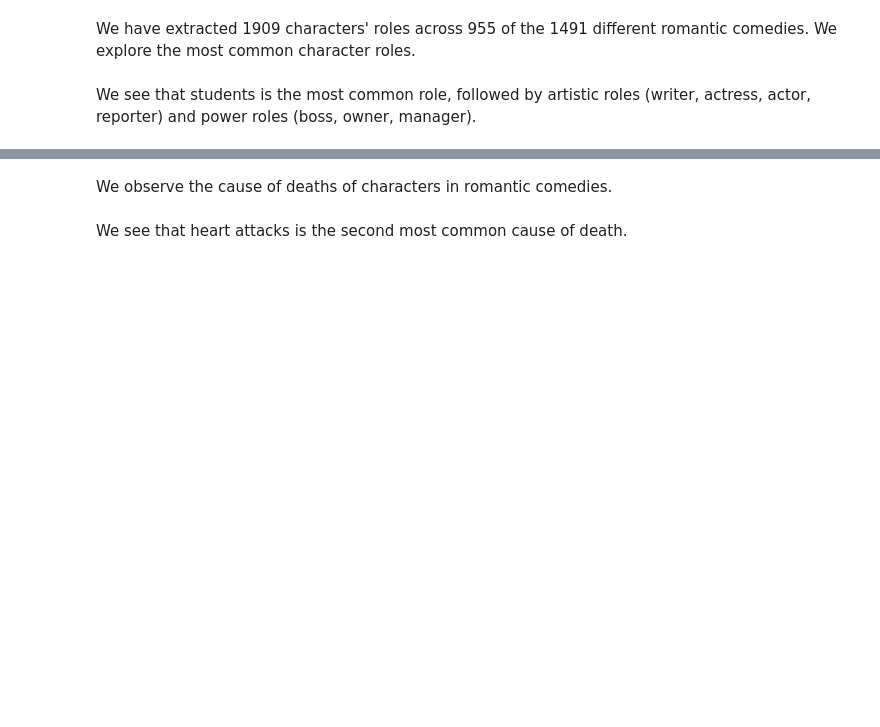
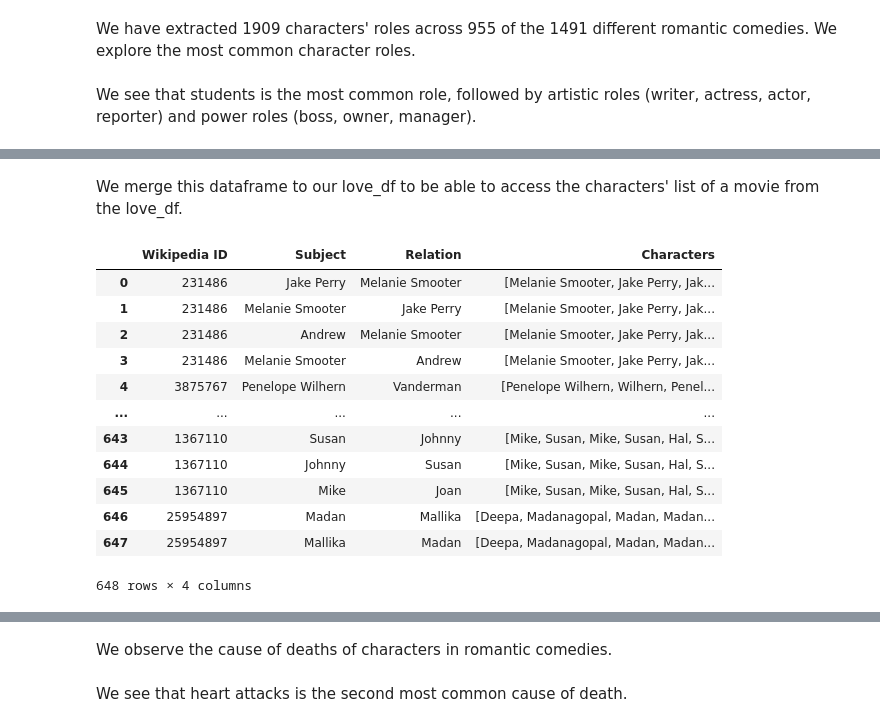
Before and after one commit to epfl-ada/ada-2022-project-toestewbrr, a Jupyter notebook: coreNLP_analysis.ipynb, the cells around one changed output, grey strips where cells are left out. Saved outputs shown, nothing was run; the diff lists cells and outputs as text; code cells hidden in the pictures; blank space fills up the shorter version.

```diff
--- a/coreNLP_analysis.ipynb
+++ b/coreNLP_analysis.ipynb
@@ -251,0 +266,4 @@ love_df
+# %%
+love_df = get_relation_df(DIR = 'RomancePlotsOutputs/', relation_type = 'per:spouse', confidence_threshold = 0.9)
+display(love_df)
+print("Number of unique movies from which romantic relationships have been identified:", len(love_df['Wikipedia ID'].unique()))
@@ -251,0 +324,19 @@ love_df
+# %% [markdown]
+We merge this dataframe to our love_df to be able to access the characters' list of a movie from the love_df.
+# %%
+love_cast_df = love_df.merge(movie_characters_df, on='Wikipedia ID')
+love_cast_df
+# %% [output]
+|  | Wikipedia ID | Subject | Relation | Characters |
+| 0 | 231486 | Jake Perry | Melanie Smooter | [Melanie Smooter, Jake Perry, Jak... |
+| 1 | 231486 | Melanie Smooter | Jake Perry | [Melanie Smooter, Jake Perry, Jak... |
+| 2 | 231486 | Andrew | Melanie Smooter | [Melanie Smooter, Jake Perry, Jak... |
+| 3 | 231486 | Melanie Smooter | Andrew | [Melanie Smooter, Jake Perry, Jak... |
+| 4 | 3875767 | Penelope Wilhern | Vanderman | [Penelope Wilhern, Wilhern, Penel... |
+| ... | ... | ... | ... | ... |
+| 643 | 1367110 | Susan | Johnny | [Mike, Susan, Mike, Susan, Hal, S... |
+| 644 | 1367110 | Johnny | Susan | [Mike, Susan, Mike, Susan, Hal, S... |
+| 645 | 1367110 | Mike | Joan | [Mike, Susan, Mike, Susan, Hal, S... |
+| 646 | 25954897 | Madan | Mallika | [Deepa, Madanagopal, Madan, Madan... |
+| 647 | 25954897 | Mallika | Madan | [Deepa, Madanagopal, Madan, Madan... |
+648 rows × 4 columns
```
Also changed, not shown: parts of 20 cells of this notebook, 2 other files.
